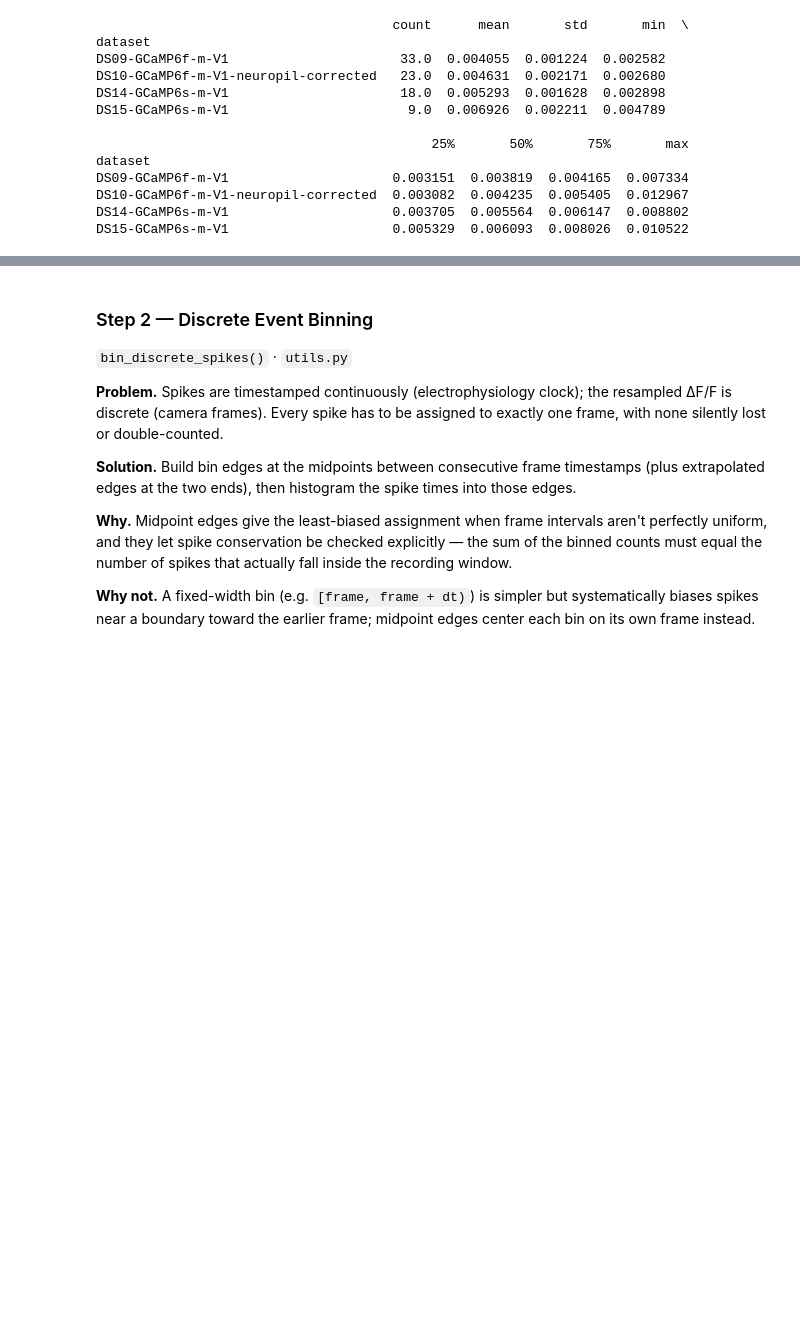
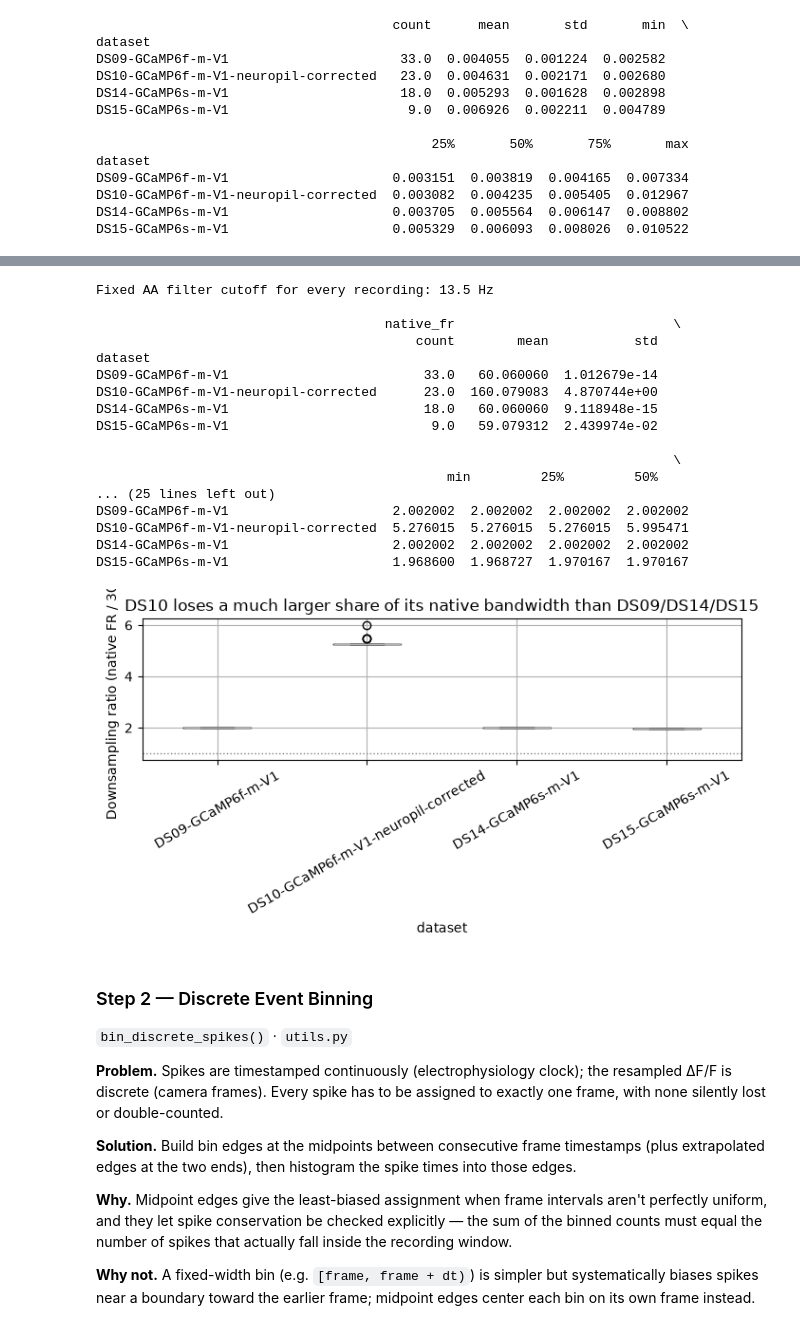
Before and after one commit to F-vdHaar/neural_ds_generalisation, a Jupyter notebook: spike_inference.ipynb, the cells around one changed output, grey strips where cells are left out. Drawn from its saved outputs; the diff is of its cells as text; code cells hidden in the pictures; blank space fills up the shorter version.

```diff
--- a/spike_inference.ipynb
+++ b/spike_inference.ipynb
@@ -398,3 +409,46 @@ DS15-GCaMP6s-m-V1                     0.005329  0.006093  0.008026  0.010522
+# %%
+downsample_stats = []
+for idx in range(len(data['train_dff'])):
+    ds = str(data['train_datasets'][idx])
+    fr = data['train_frame_rates'][idx]
+    downsample_stats.append(dict(
+        dataset=ds,
+        indicator=get_indicator(ds),
+        native_fr=fr,
+        downsample_ratio=fr / TARGET_FS,
+    ))
+
+df_downsample = pd.DataFrame(downsample_stats)
+print(f"Fixed AA filter cutoff for every recording: {0.9 * TARGET_FS / 2:.1f} Hz\n")
+print(df_downsample.groupby('dataset')[['native_fr', 'downsample_ratio']].describe())
+
+fig, ax = plt.subplots(figsize=(7, 4))
+df_downsample.boxplot(column='downsample_ratio', by='dataset', ax=ax, rot=30)
+ax.set_ylabel('Downsampling ratio (native FR / 30 Hz)')
+ax.axhline(1.0, color='gray', linestyle=':', linewidth=1)
+plt.suptitle('')
+plt.title('DS10 loses a much larger share of its native bandwidth than DS09/DS14/DS15')
+plt.tight_layout()
+plt.show()
+# %% [output]
+Fixed AA filter cutoff for every recording: 13.5 Hz
+
+                                     native_fr                            \
+                                         count        mean           std
+dataset
+DS09-GCaMP6f-m-V1                         33.0   60.060060  1.012679e-14
+DS10-GCaMP6f-m-V1-neuropil-corrected      23.0  160.079083  4.870744e+00
+DS14-GCaMP6s-m-V1                         18.0   60.060060  9.118948e-15
+DS15-GCaMP6s-m-V1                          9.0   59.079312  2.439974e-02
+
+                                                                          \
+                                             min         25%         50%
+... (25 lines left out)
+DS09-GCaMP6f-m-V1                     2.002002  2.002002  2.002002  2.002002
+DS10-GCaMP6f-m-V1-neuropil-corrected  5.276015  5.276015  5.276015  5.995471
+DS14-GCaMP6s-m-V1                     2.002002  2.002002  2.002002  2.002002
+DS15-GCaMP6s-m-V1                     1.968600  1.968727  1.970167  1.970167
+[figure, added]
 # %% [markdown]
 ### Step 2 — Discrete Event Binning
 `bin_discrete_spikes()` · `utils.py`
```
Also changed, not shown: parts of 13 cells of this notebook, 1 other file.
